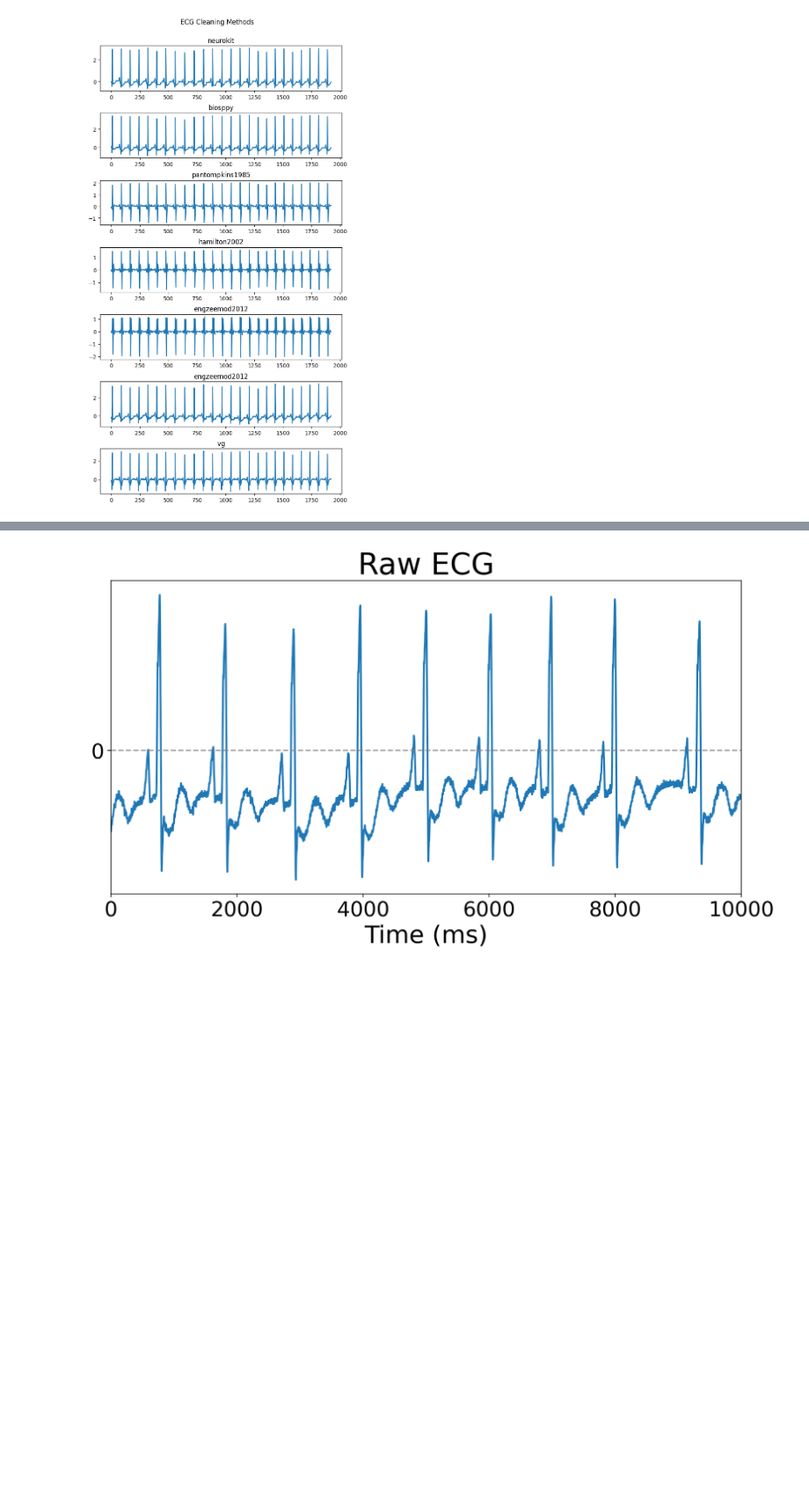
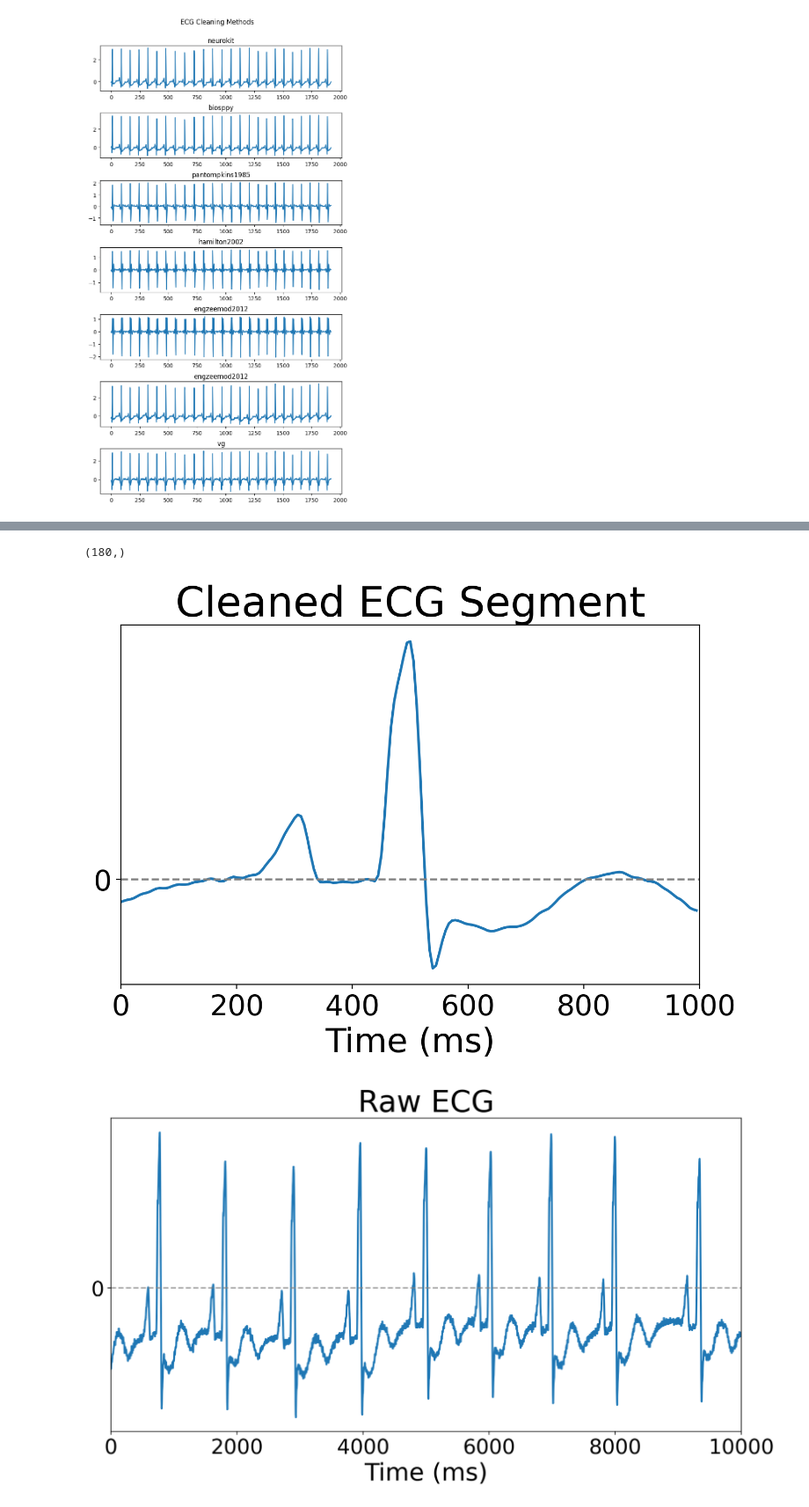
Before and after one commit to rahulpemmaraju/arrhythmia_detection, a Jupyter notebook: read_data.ipynb, the cells around one changed output, grey strips where cells are left out. Shown at 88% size. Cells and saved outputs as stored; diff of their text form; code cells hidden in the pictures; blank space fills up the shorter version.

```diff
--- a/read_data.ipynb
+++ b/read_data.ipynb
@@ -408,3 +408,39 @@ ax.tick_params(axis='both', which='major', labelsize=22)
+# %%
+from scipy.signal import resample_poly
+
+record = wfdb.rdrecord('{}/{}'.format(ARR_DATA_DIR, arrythmia_samples[samp_num]))
+annotation = wfdb.rdann('{}/{}'.format(ARR_DATA_DIR, arrythmia_samples[samp_num]), 'atr')
+
+ds_factor = 2
+
+raw_ecg = record.p_signal[:, 0]
+raw_ecg = resample_poly(raw_ecg, up=1, down=ds_factor)
+filtered_signal = nk.ecg_clean(raw_ecg, sampling_rate = 360 // ds_factor, method='neurokit')
+
+
+fs = int(record.fs / ds_factor)
+
+beat_r = annotation.sample[beat_num] // 2
+ecg_seg = raw_ecg[beat_r - fs // 2: beat_r + fs // 2]
+cleaned_seg = filtered_signal[beat_r - fs // 2: beat_r + fs // 2]
+print(cleaned_seg.shape)
+
+x = np.arange(len(cleaned_seg)) / fs * 1000
+
+fig, ax = plt.subplots(figsize=(8, 5), dpi=200)
+fig.patch.set_alpha(0)
+ax.patch.set_alpha(0)
+
+plt.plot(x, cleaned_seg, linewidth=2.0)
+plt.xlim(0, 1000);
+plt.yticks([0]);
+plt.hlines(0, 0, 1000, ls='--', color='gray')
+plt.xlabel('Time (ms)', fontsize=26)
+plt.title('Cleaned ECG Segment', fontsize=32)
+ax.tick_params(axis='both', which='major', labelsize=22)
+# %% [output]
+(180,)
+[figure, added]
 # %%
 ecg_seg = raw_ecg[beat_r - (record.fs // 2) * 10: beat_r + (record.fs // 2) * 10]
 cleaned_seg = filtered_signal[beat_r - (record.fs // 2) * 10: beat_r + (record.fs // 2) * 10]
```
Also changed, not shown: parts of 3 cells of this notebook, 2 other files.
